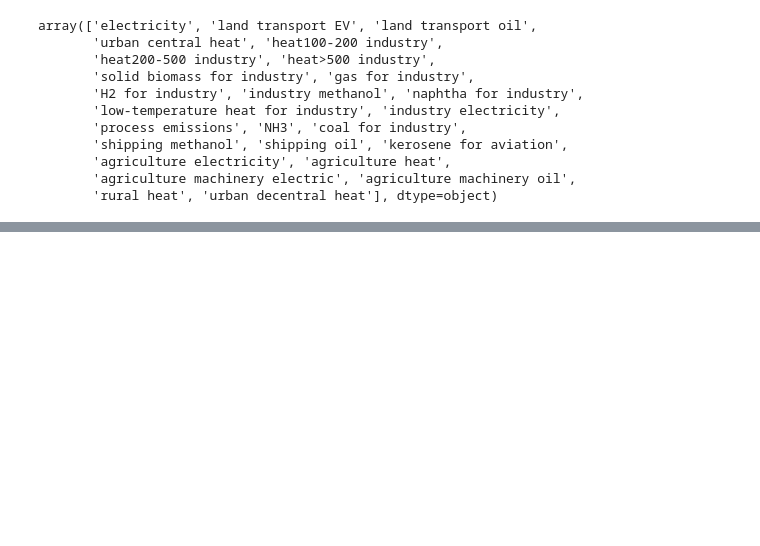
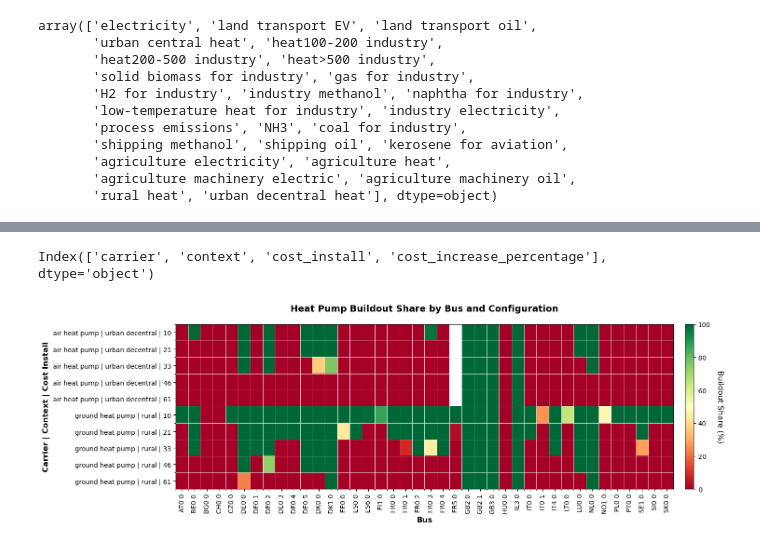
Before and after one commit to LukasFrankenQ/resilient-pypsa-eur, a Jupyter notebook: notebooks/insert_stepwise_linear_decarb_heating.ipynb, the cells around one changed output, grey strips where cells are left out. Drawn from its saved outputs; the diff is of its cells as text; code cells hidden in the pictures; blank space fills up the shorter version.

```diff
--- a/notebooks/insert_stepwise_linear_decarb_heating.ipynb
+++ b/notebooks/insert_stepwise_linear_decarb_heating.ipynb
@@ -974,0 +1022,48 @@ n.loads_
+# %%
+plot_df = df.unstack(0)
+# %%
+plot_df.index.to_frame().columns
+# %% [output]
+Index(['carrier', 'context', 'cost_install', 'cost_increase_percentage'], dtype='object')
+# %%
+y_index_level = ['carrier', 'context', 'cost_increase_percentage']
+
+import matplotlib.pyplot as plt
+import numpy as np
+
+# Create figure and axis
+fig, ax = plt.subplots(figsize=(16, 5))
+
+# Prepare data for heatmap
+# Get y-axis labels from specified index levels
+y_labels = plot_df.index.to_frame()[y_index_level].apply(lambda x: ' | '.join(map(str, x)), axis=1)
+
+# Create heatmap
+im = ax.imshow(plot_df.values, aspect='auto', cmap='RdYlGn', vmin=0, vmax=100, interpolation='nearest')
+
+# Set x-axis (columns)
+ax.set_xticks(np.arange(len(plot_df.columns)))
+ax.set_xticklabels(plot_df.columns, rotation=90, ha='center')
+
+# Set y-axis (selected index levels)
+ax.set_yticks(np.arange(len(y_labels)))
+ax.set_yticklabels(y_labels)
+
+# Add colorbar
+cbar = plt.colorbar(im, ax=ax, orientation='vertical', pad=0.02)
+cbar.set_label('Buildout Share (%)', rotation=270, labelpad=20, fontsize=12)
+
+# Style improvements
+ax.set_xlabel('Bus', fontsize=12, fontweight='bold')
+ax.set_ylabel('Carrier | Context | Cost Install', fontsize=12, fontweight='bold')
+ax.set_title('Heat Pump Buildout Share by Bus and Configuration', fontsize=14, fontweight='bold', pad=20)
+
+# Add grid for better readability
+ax.set_xticks(np.arange(len(plot_df.columns)) - 0.5, minor=True)
+ax.set_yticks(np.arange(len(y_labels)) - 0.5, minor=True)
+ax.grid(which='minor', color='white', linestyle='-', linewidth=0.5)
+
+plt.tight_layout()
+plt.show()
+# %% [output]
+[figure, added]
```
Also changed, not shown: parts of 15 cells of this notebook, 1 other file.
